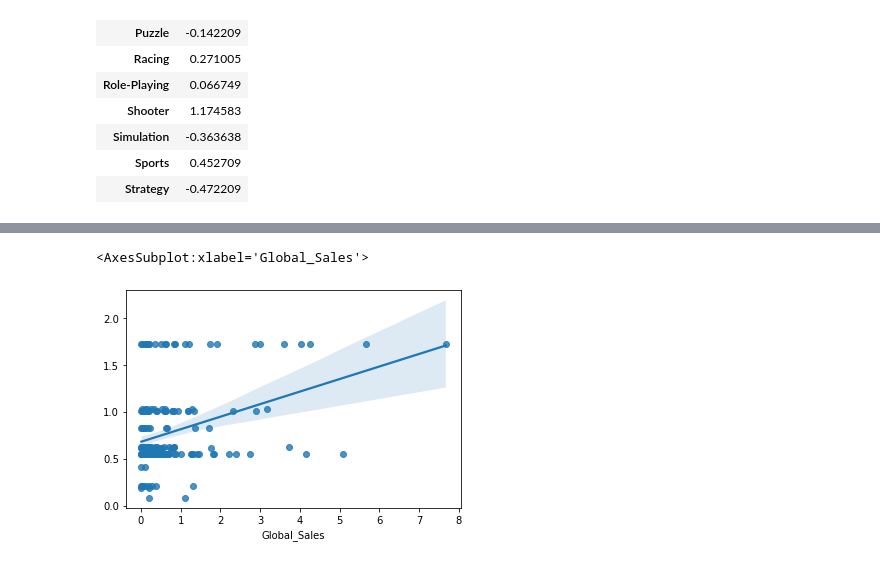
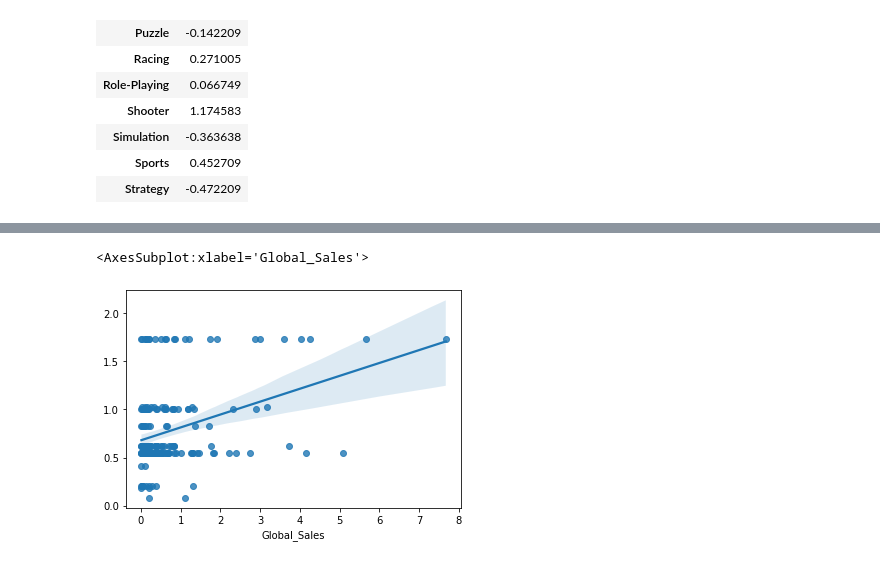
Before and after one commit to jwetapatel/Final-Project_Group4, a Jupyter notebook: Videogame_Sales_Forcasting.ipynb, the cells around one changed output, grey strips where cells are left out. Saved outputs shown, nothing was run; the diff lists cells and outputs as text; code cells hidden in the pictures.

```diff
--- a/Videogame_Sales_Forcasting.ipynb
+++ b/Videogame_Sales_Forcasting.ipynb
@@ -724,10 +730,10 @@ array([0.5522093 , 0.5522093 , 0.6248    , 0.5522093 , 0.20625   ,
        0.61895833, 1.72679245, 0.5522093 , 0.5522093 , 1.00491803,
        0.6159375 , 1.00491803, 1.02772727])
 # %%
-sns.regplot(y_test,predictions)
+sns.regplot(y_test,predictionsGS)
 # %% [output]
 <AxesSubplot:xlabel='Global_Sales'>
-[figure, old version]
+[figure, new version]
 # %%
 import statsmodels.api as sm
 X_train_Sm= sm.add_constant(X_train)
```
Also changed, not shown: parts of 10 cells of this notebook.
